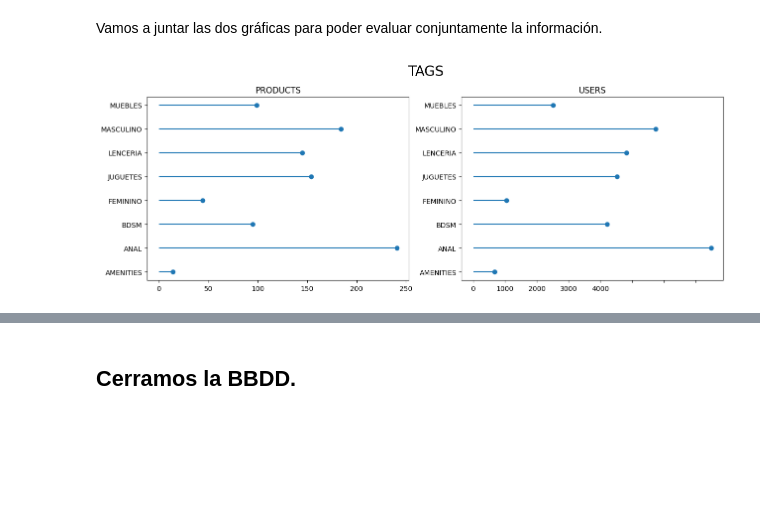
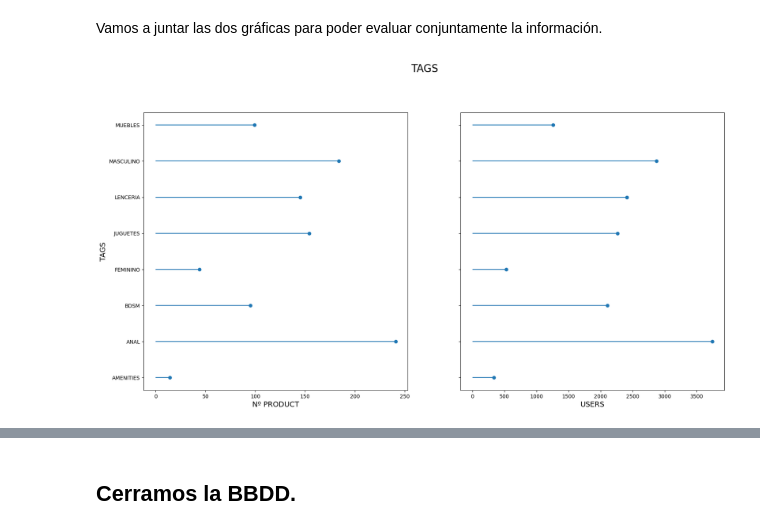
Before and after one commit to 75Engel/Proyecto_tienda_online, a Jupyter notebook: src/Notebook/03_sql.ipynb, the cells around one changed output, grey strips where cells are left out. Cells and saved outputs as stored; diff of their text form; code cells hidden in the pictures; blank space fills up the shorter version.

```diff
--- a/src/Notebook/03_sql.ipynb
+++ b/src/Notebook/03_sql.ipynb
@@ -1687,41 +1687,39 @@ plt.savefig(folder+file);
 # %% [markdown]
 Vamos a juntar las dos gráficas para poder evaluar conjuntamente la información.
 # %%
-fig, axes = plt.subplots(1, 2, figsize=(15,5), sharey=False)
-axes[0].set_position([0,1.5,0.5,0.300])
-axes[1].set_position([0.5,1.5,0.2,0.300])
-
-label=["PRODUCTS","USERS"]
+fig, axes = plt.subplots(1, 2, figsize=(20,10), sharey=True)
+axes[0].set_position([0,  1.5,  0.2,   0.400])
+axes[1].set_position([0,  1.5,  0.2,   0.400])
 
 '''PLOT 0'''
 
 query_1='''
-SELECT 'JUGUETES' AS TAGS, SUM(JUGUETES) AS valor FROM TAGS
+SELECT 'JUGUETES' AS TAG, SUM(JUGUETES) AS VALUE FROM TAGS
     UNION
-    SELECT 'MUEBLES' AS TAGS, SUM(MUEBLES) AS valor FROM TAGS
+    SELECT 'MUEBLES' AS TAG, SUM(MUEBLES) AS VALUE FROM TAGS
     UNION
-    SELECT 'LENCERIA' AS TAGS, SUM(LENCERIA) AS valor FROM TAGS
+    SELECT 'LENCERIA' AS TAG, SUM(LENCERIA) AS VALUE FROM TAGS
     UNION
-    SELECT 'MASCULINO' AS TAGS, SUM(MASCULINO) AS valor FROM TAGS
+    SELECT 'MASCULINO' AS TAG, SUM(MASCULINO) AS VALUE FROM TAGS
     UNION
-    SELECT 'FEMININO' AS TAGS, SUM(FEMININO) AS valor FROM TAGS
+    SELECT 'FEMININO' AS TAGS, SUM(FEMININO) AS VALUE FROM TAGS
     UNION
-    SELECT 'ANAL' AS TAGS, SUM(ANAL) AS valor FROM TAGS
+    SELECT 'ANAL' AS TAG, SUM(ANAL) AS VALUE FROM TAGS
     UNION
-    SELECT 'BDSM' AS TAGS, SUM(BDSM) AS valor FROM TAGS
+    SELECT 'BDSM' AS TAG, SUM(BDSM) AS VALUE FROM TAGS
     UNION
-    SELECT 'AMENITIES' AS TAGS, SUM(AMENITIES) AS valor FROM TAGS
-ORDER BY TAGS ASC;
+    SELECT 'AMENITIES' AS TAG, SUM(AMENITIES) AS VALUE FROM TAGS
+ORDER BY TAG ASC;
 
 '''
 
 total=f.sql_query(query_1,cursor)
 total.iloc[:,1]=total.iloc[:,1].astype(int)
-axes[0].hlines(total['TAGS'],xmin=0,
-           xmax=total['valor'],)
-axes[0].plot(total['valor'], total['TAGS'], "o")
-axes[0].set_xlabel("Nº PRODUCT")
-axes[0].set_ylabel("TAGS")
+axes[0].hlines(total['TAG'],xmin=0,
+           xmax=total['VALUE'],)
+axes[0].plot(total['VALUE'], total['TAG'], "o")
+axes[0].set_xlabel("Nº PRODUCT", fontsize=14)
+axes[0].set_ylabel("TAGS", fontsize=14)
 
 
 
@@ -1779,46 +1777,34 @@ SELECT 'ANAL' AS TAG ,COUNT(COMMENT.ID_USERS) AS VALUE FROM TAGS
 
 UNION
 SELECT 'BDSM' AS TAG ,COUNT(COMMENT.ID_USERS) AS VALUE FROM TAGS
     JOIN PRODUCT
     ON TAGS.ID=PRODUCT.ID
     JOIN COMMENT
     ON PRODUCT.ID=COMMENT.ID_PRODUCT
     WHERE TAGS.BDSM=1
 
 UNION
 SELECT 'AMENITIES' AS TAG ,COUNT(COMMENT.ID_USERS) AS VALUE FROM TAGS
     JOIN PRODUCT
     ON TAGS.ID=PRODUCT.ID
     JOIN COMMENT
     ON PRODUCT.ID=COMMENT.ID_PRODUCT
     WHERE TAGS.AMENITIES=1
 ORDER BY TAG ASC
 """
-data=f.sql_query(query,cursor)
-
 
 axes[1].hlines(f.sql_query(query_2,cursor)['TAG'],xmin=0,
-           xmax=f.sql_query(query_2,cursor)['VALUE'])
+           xmax=f.sql_query(query_2,cursor)['VALUE'],)
 axes[1].plot(f.sql_query(query_2,cursor)['VALUE'], f.sql_query(query_2,cursor)['TAG'], "o")
-axes[1].set_xlabel("USERS")
-axes[1].set_ylabel("TAGS")
-
-
-
-
-for i in range (0,2):
-    axes[i].set_ylabel('')
-    axes[i].set_xlabel('')
-    axes[i].set_title(label[i])
-    axes[i].set_xticklabels(axes[i].get_xticklabels(), fontsize=10)
+axes[1].set_xlabel("USERS", fontsize=14)
 
 fig.suptitle("TAGS",fontsize=20)
 fig.tight_layout()
 file=str('\Resources/Graphics/TAGS_study.png')
 folder+file
 fig.subplots_adjust(top=0.85)
 plt.savefig(folder+file);
 
-Hay que arreglar el tema de ejes
+# Hay que arreglar el tema de ejes
 # %% [output]
-[figure, old version]
+[figure, new version]
```
Also changed, not shown: parts of 1 cell of this notebook, 1 other file.
